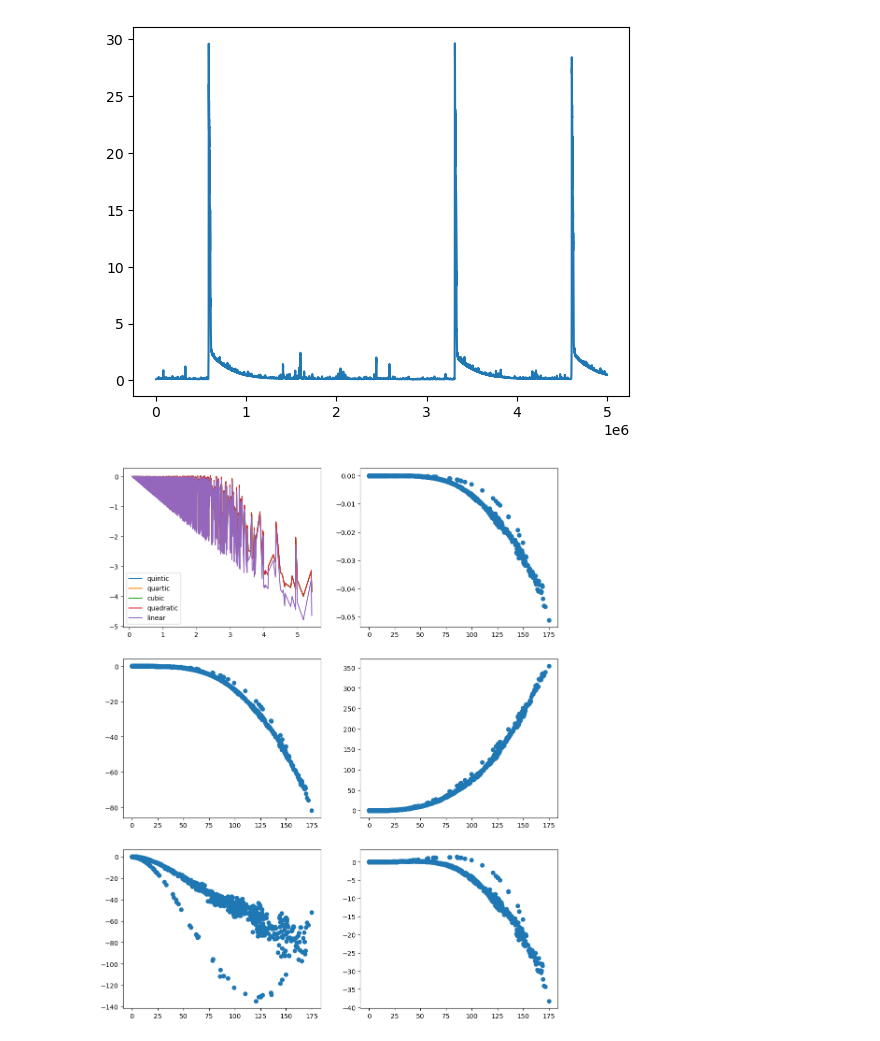
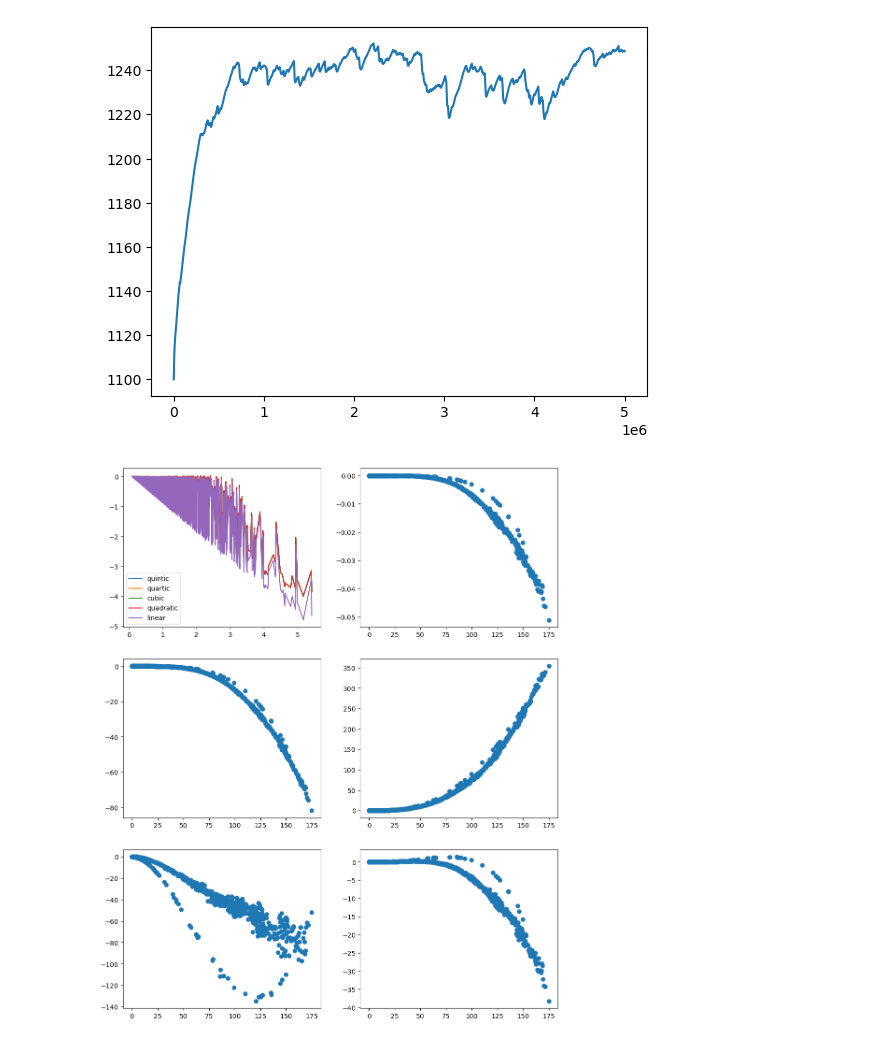
Before and after one commit to lukeoloughlin/GW-model, a Jupyter notebook: src/restrepo/cpu/single_cru.ipynb, the cells around one changed output. Saved outputs shown, nothing was run; the diff lists cells and outputs as text; code cells hidden in the pictures.

```diff
--- a/src/restrepo/cpu/single_cru.ipynb
+++ b/src/restrepo/cpu/single_cru.ipynb
@@ -17,12 +15,14 @@ params = RestrepoParams()
+# %%
+params = RestrepoParams(Ku=1.4e-4, h=2.5)
 # %%
 #nb_cru = RestrepoCPU(params=RestrepoParams(Ku=1.4e-4))
-nb_cru = RestrepoCPU(params=RestrepoParams())
+nb_cru = RestrepoCPU(params=params, ci=0.2, cs=0.2, cp=0.2, cnsr=1100, cjsr=1100)
 nb_cru.forward(1e-3, 5_000_000, clamp=False)
 # %%
-plt.plot(nb_cru.cs)
+plt.plot(nb_cru.cnsr)
 plt.show()
 # %% [output]
-[figure, old version]
+[figure, new version]
 # %%
 def quintic_coeff(R1, cjsr, cs):
     return (5.93e-8 * R1 + 1.61e-7) / (cjsr - cs)**2
```
Also changed, not shown: parts of 1 cell of this notebook, 2 other files.
